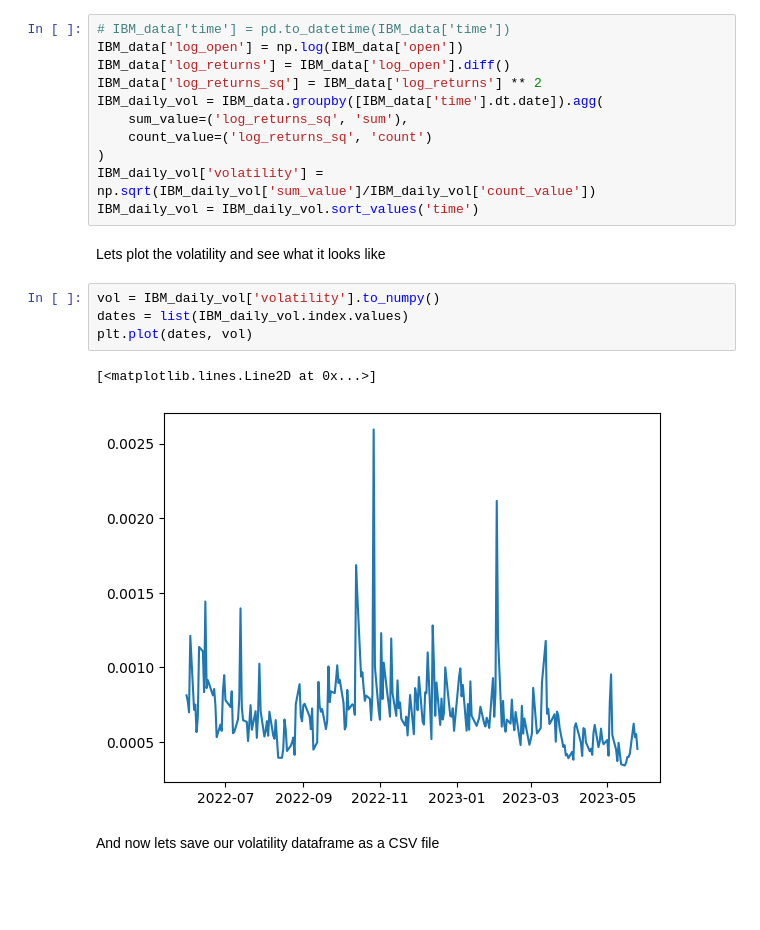
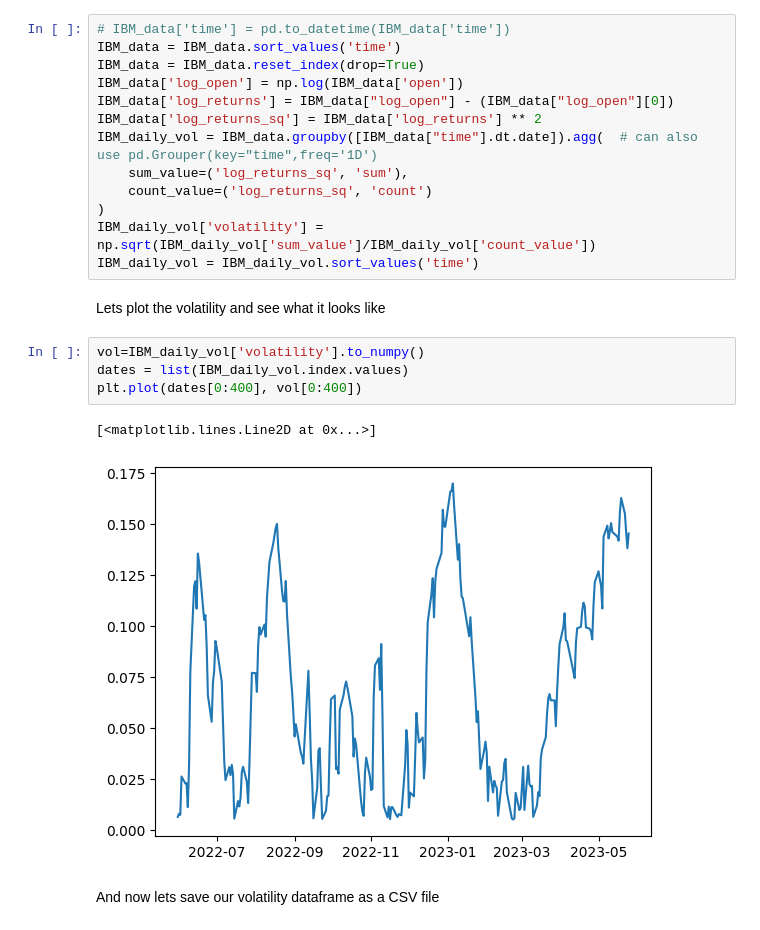
Before and after one commit to lipton-green-tea/pfrnn-research, a Jupyter notebook: real_world_data.ipynb, the cells around one changed output. Saved outputs shown, nothing was run; the diff lists cells and outputs as text; blank space fills up the shorter version.

```diff
--- a/real_world_data.ipynb
+++ b/real_world_data.ipynb
@@ -89,10 +89,12 @@ We now perform the following steps to transform this data
 5. Divide each sum by the number of squared differences and then take the square root to get the volatility
 # %%
 # IBM_data['time'] = pd.to_datetime(IBM_data['time'])
+IBM_data = IBM_data.sort_values('time')
+IBM_data = IBM_data.reset_index(drop=True)
 IBM_data['log_open'] = np.log(IBM_data['open'])
-IBM_data['log_returns'] = IBM_data['log_open'].diff()
+IBM_data['log_returns'] = IBM_data["log_open"] - (IBM_data["log_open"][0])
 IBM_data['log_returns_sq'] = IBM_data['log_returns'] ** 2
-IBM_daily_vol = IBM_data.groupby([IBM_data['time'].dt.date]).agg(
+IBM_daily_vol = IBM_data.groupby([IBM_data["time"].dt.date]).agg(  # can also use pd.Grouper(key="time",freq='1D')
     sum_value=('log_returns_sq', 'sum'),
     count_value=('log_returns_sq', 'count')
 )
@@ -101,12 +103,12 @@ IBM_daily_vol = IBM_daily_vol.sort_values('time')
 # %% [markdown]
 Lets plot the volatility and see what it looks like
 # %%
-vol = IBM_daily_vol['volatility'].to_numpy()
+vol=IBM_daily_vol['volatility'].to_numpy()
 dates = list(IBM_daily_vol.index.values)
-plt.plot(dates, vol)
+plt.plot(dates[0:400], vol[0:400])
 # %% [output]
 [<matplotlib.lines.Line2D at 0x...>]
-[figure, old version]
+[figure, new version]
 # %% [markdown]
 And now lets save our volatility dataframe as a CSV file
 # %%
```
Also changed, not shown: parts of 8 cells of this notebook, 8 other files.
